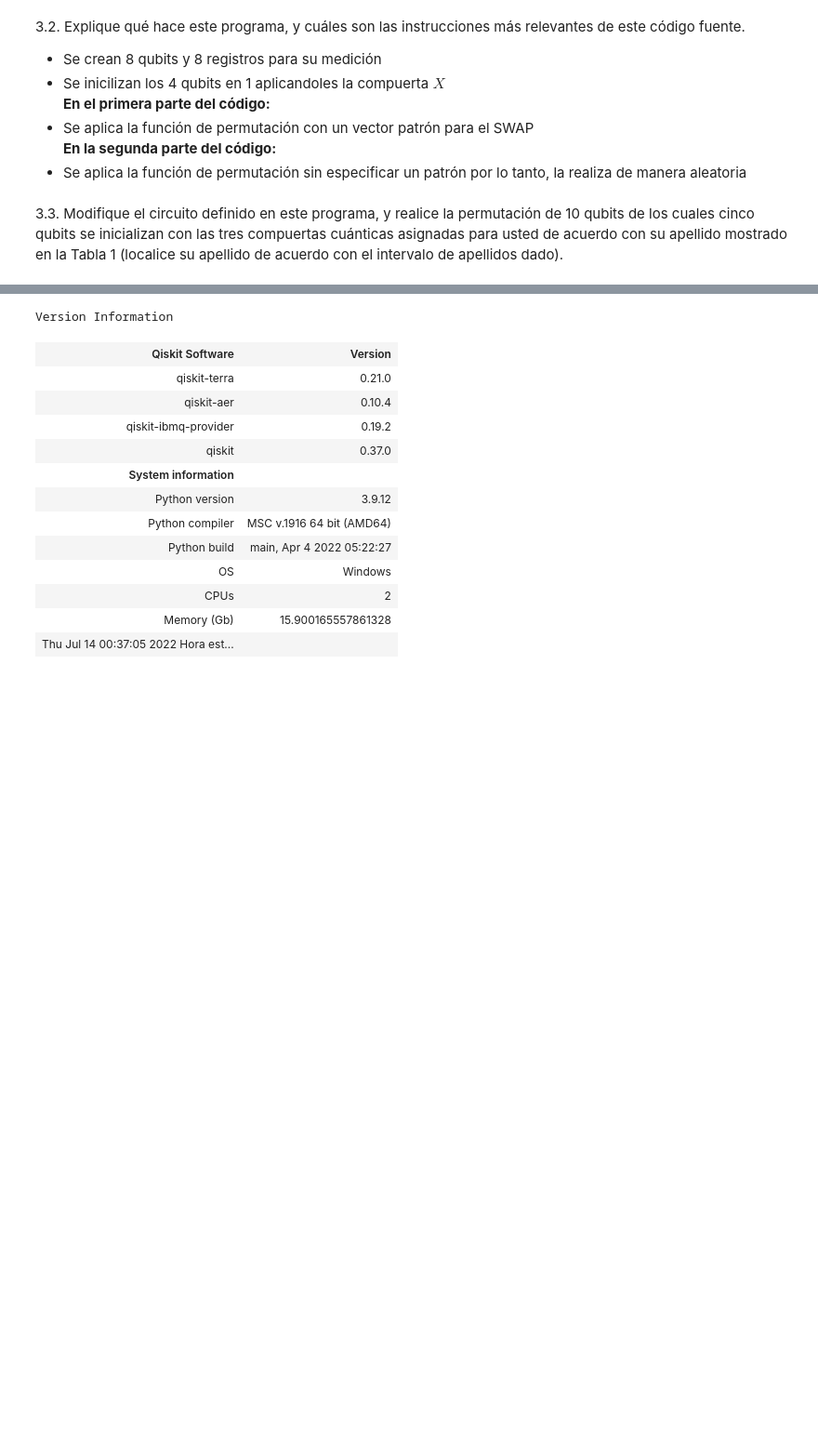
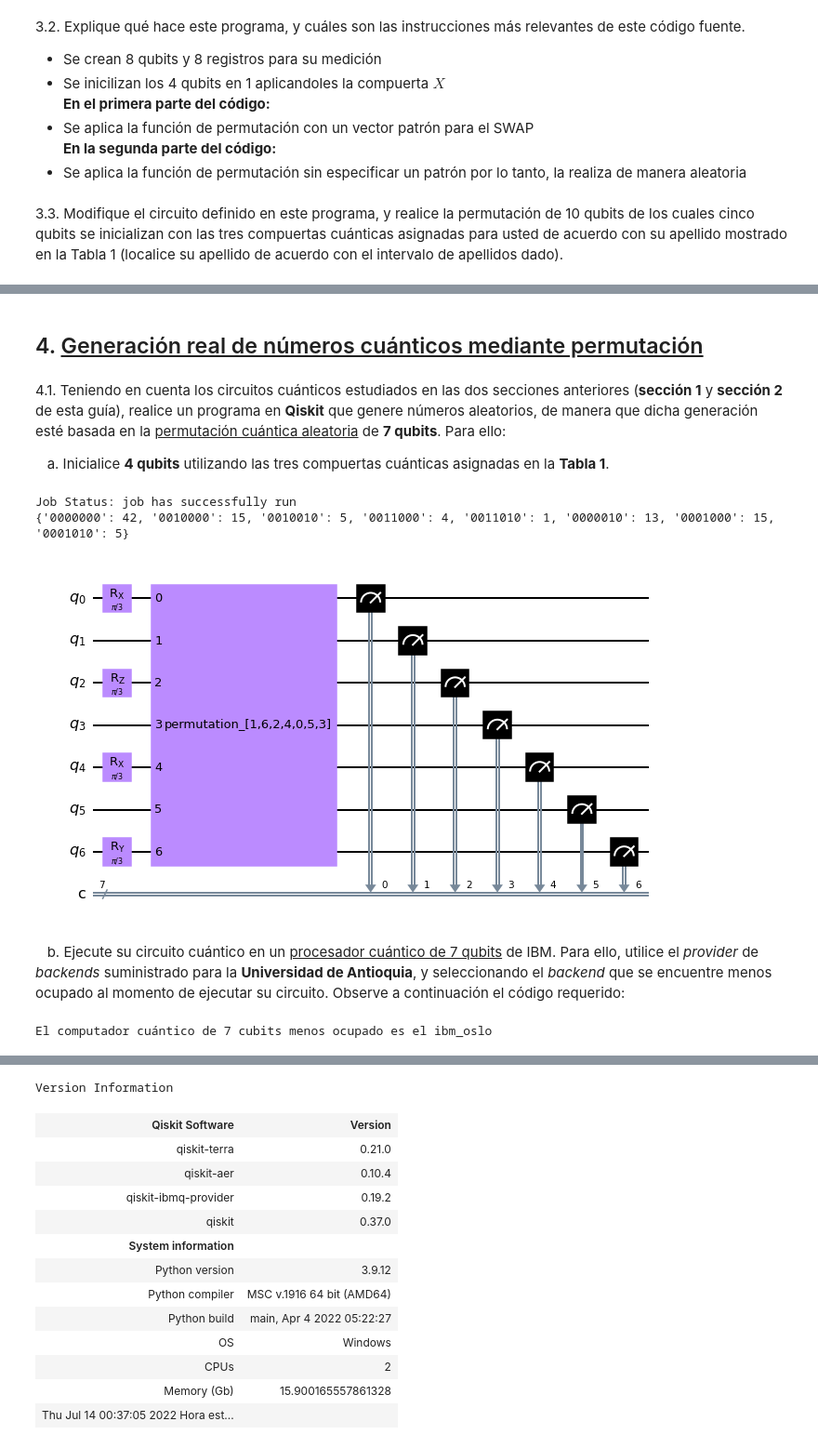
Before and after one commit to LuisaGomezB/QuantumComputing_UdeA, a Jupyter notebook: Práctica02 - QC - 2022.1.ipynb, the cells around one changed output, grey strips where cells are left out. Shown at 93% size. Drawn from its saved outputs; the diff is of its cells as text; code cells hidden in the pictures; blank space fills up the shorter version.

```diff
--- a/Práctica02 - QC - 2022.1.ipynb
+++ b/Práctica02 - QC - 2022.1.ipynb
@@ -230 +249,46 @@ Job Status: job has successfully run
 [figure]
+# %% [markdown]
+## 4. <u>Generación real de números cuánticos mediante permutación</u>
+# %% [markdown]
+4.1. Teniendo en cuenta los circuitos cuánticos estudiados en las dos secciones anteriores (<b>sección 1</b> y <b>sección 2</b> de esta guía), realice un programa en <b>Qiskit</b> que genere números aleatorios, de manera que dicha generación esté basada en la <u>permutación cuántica aleatoria</u> de <b>7 qubits</b>. Para ello:
+
+&nbsp;&nbsp;&nbsp;a. Inicialice <b>4 qubits</b> utilizando las tres compuertas cuánticas asignadas en la <b>Tabla 1</b>.
+# %%
+q = QuantumRegister(7, 'q')
+c = ClassicalRegister(7, 'c')
+
+circuit = QuantumCircuit(q, c)
+
+circuit.rx(pi/3,q[0])
+circuit.rz(pi/3,q[2])
+circuit.rx(pi/3,q[4])
+circuit.ry(pi/3,q[6])
+circuit += Permutation(num_qubits = 7)
+
+circuit.measure(q, c)
+
+job = execute(circuit, backend, shots=100)
+job_monitor(job)
+
+counts = job.result().get_counts()
+
+# Visualización del circuito
+print(counts)
+circuit.draw(output='mpl', style={'backgroundcolor': '#FFFFFF'})
+# %% [output]
+Job Status: job has successfully run
+{'0000000': 42, '0010000': 15, '0010010': 5, '0011000': 4, '0011010': 1, '0000010': 13, '0001000': 15, '0001010': 5}
+[figure, added]
+# %% [markdown]
+&nbsp;&nbsp;&nbsp;b. Ejecute su circuito cuántico en un <u>procesador cuántico de 7 qubits</u> de IBM. Para ello, utilice el <i>provider</i> de <i>backends</i> suministrado para la <b>Universidad de Antioquia</b>, y seleccionando el <i>backend</i> que se encuentre menos ocupado al momento de ejecutar su circuito. Observe a continuación el código requerido:
+# %%
+from qiskit.providers.ibmq import least_busy
+my_provider = IBMQ.get_provider(hub = 'ibm-q-education', group = 'uni-antioquia-1', project = 'qcudea2022-1')
+
+remote_backend = least_busy(my_provider.backends(filters = lambda x: x.configuration().n_qubits >= 7
+                                                and not x.configuration().simulator
+                                                and x.status().operational == True))
+
+print("El computador cuántico de 7 cubits menos ocupado es el",remote_backend.name())
+# %% [output]
+El computador cuántico de 7 cubits menos ocupado es el ibm_oslo
```
Also changed, not shown: parts of 24 cells of this notebook.
